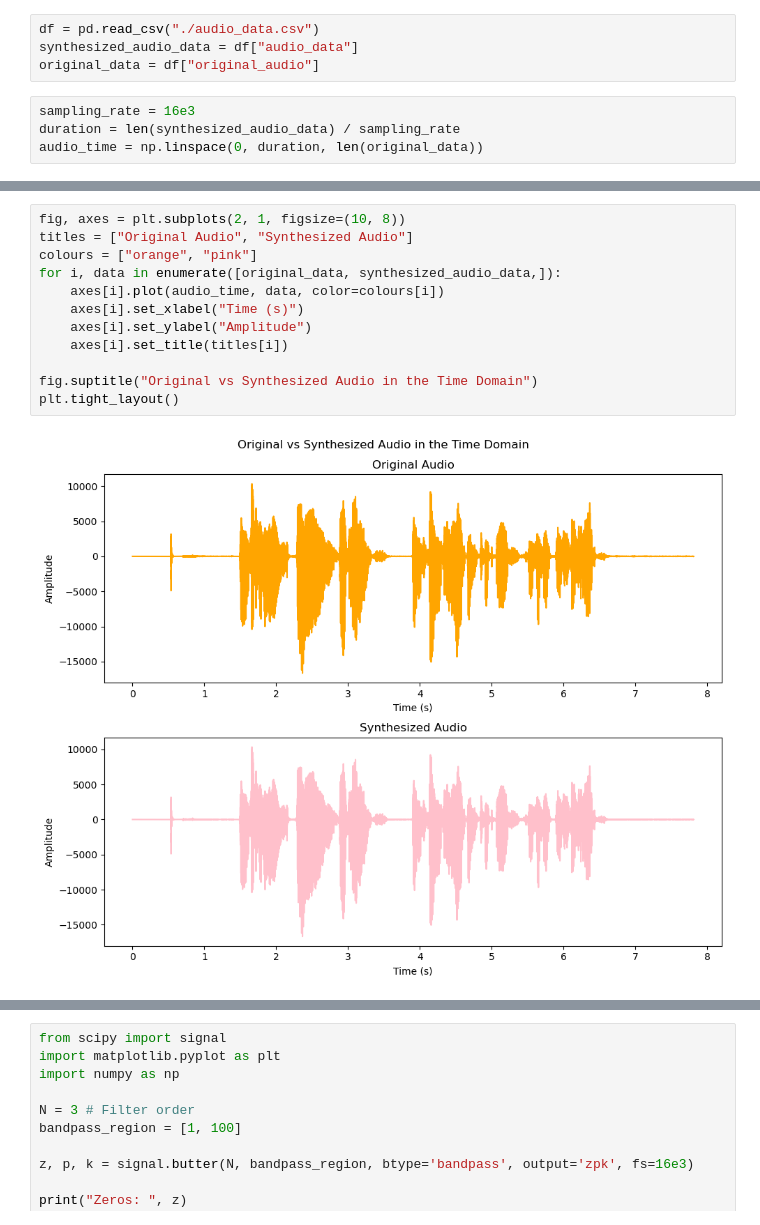
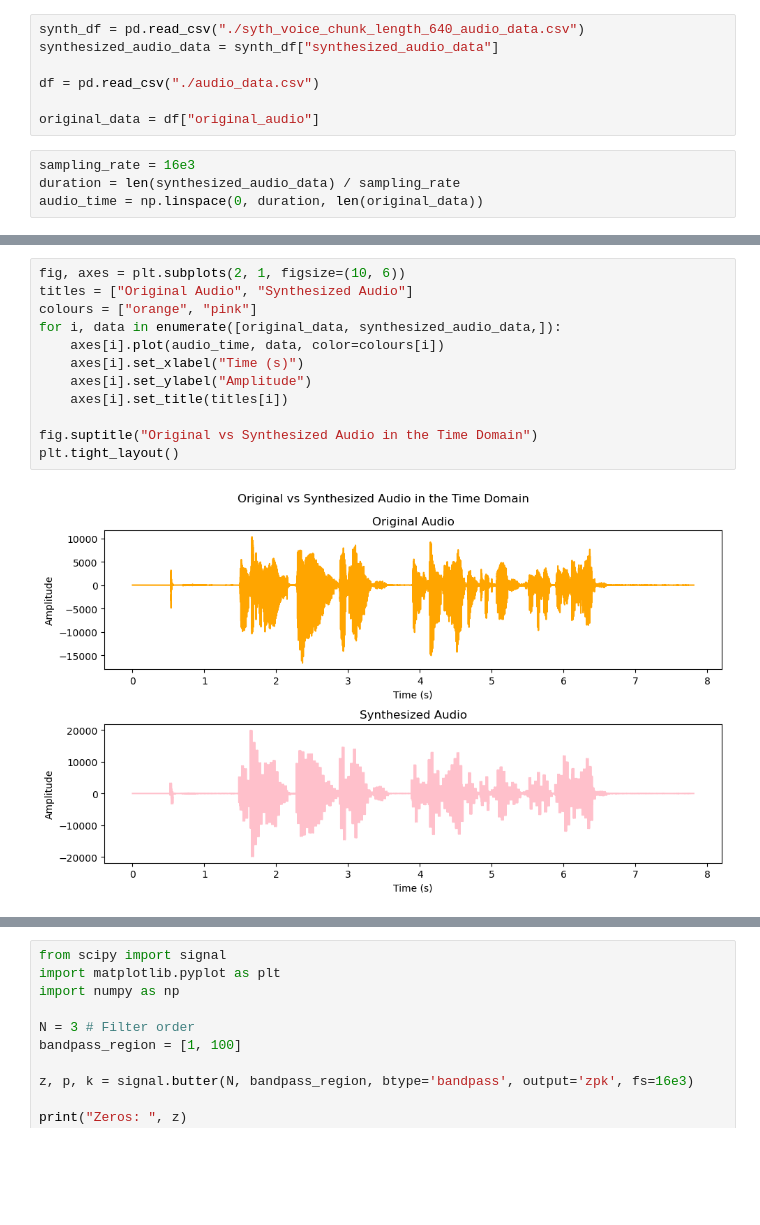
Before and after one commit to Ryan-Jing/EMG-Filter, a Jupyter notebook: Part_2/graph_synth_voice.ipynb, the cells around one changed output, grey strips where cells are left out. Drawn from its saved outputs; the diff is of its cells as text; blank space fills up the shorter version.

Commit message:
more visualizations and corrected comparison graphs

```diff
--- a/Part_2/graph_synth_voice.ipynb
+++ b/Part_2/graph_synth_voice.ipynb
@@ -6,8 +6,11 @@ import matplotlib.pyplot as plt
 import scipy
 from scipy.io import wavfile
 # %%
+synth_df = pd.read_csv("./syth_voice_chunk_length_640_audio_data.csv")
+synthesized_audio_data = synth_df["synthesized_audio_data"]
+
 df = pd.read_csv("./audio_data.csv")
-synthesized_audio_data = df["audio_data"]
+
 original_data = df["original_audio"]
 # %%
 sampling_rate = 16e3
@@ -16,15 +37,15 @@ audio_time = np.linspace(0, duration, len(original_data))
 # %%
-fig, axes = plt.subplots(2, 1, figsize=(10, 8))
+fig, axes = plt.subplots(2, 1, figsize=(10, 6))
 titles = ["Original Audio", "Synthesized Audio"]
 colours = ["orange", "pink"]
 for i, data in enumerate([original_data, synthesized_audio_data,]):
     axes[i].plot(audio_time, data, color=colours[i])
     axes[i].set_xlabel("Time (s)")
     axes[i].set_ylabel("Amplitude")
     axes[i].set_title(titles[i])
 
 fig.suptitle("Original vs Synthesized Audio in the Time Domain")
 plt.tight_layout()
 # %% [output]
-[figure, old version]
+[figure, new version]
 # %%
```
Also changed, not shown: parts of 7 cells of this notebook, 2 other files.
